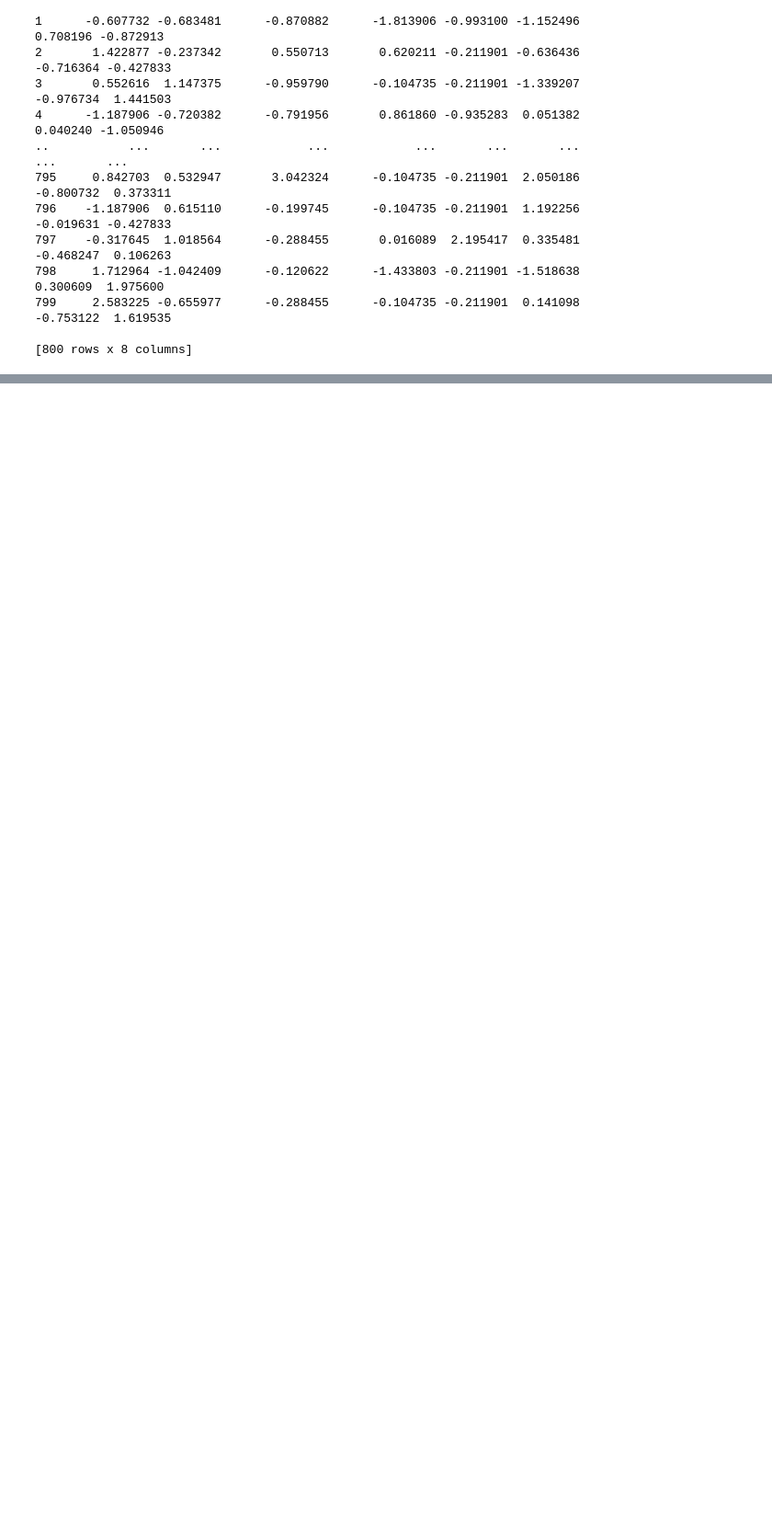
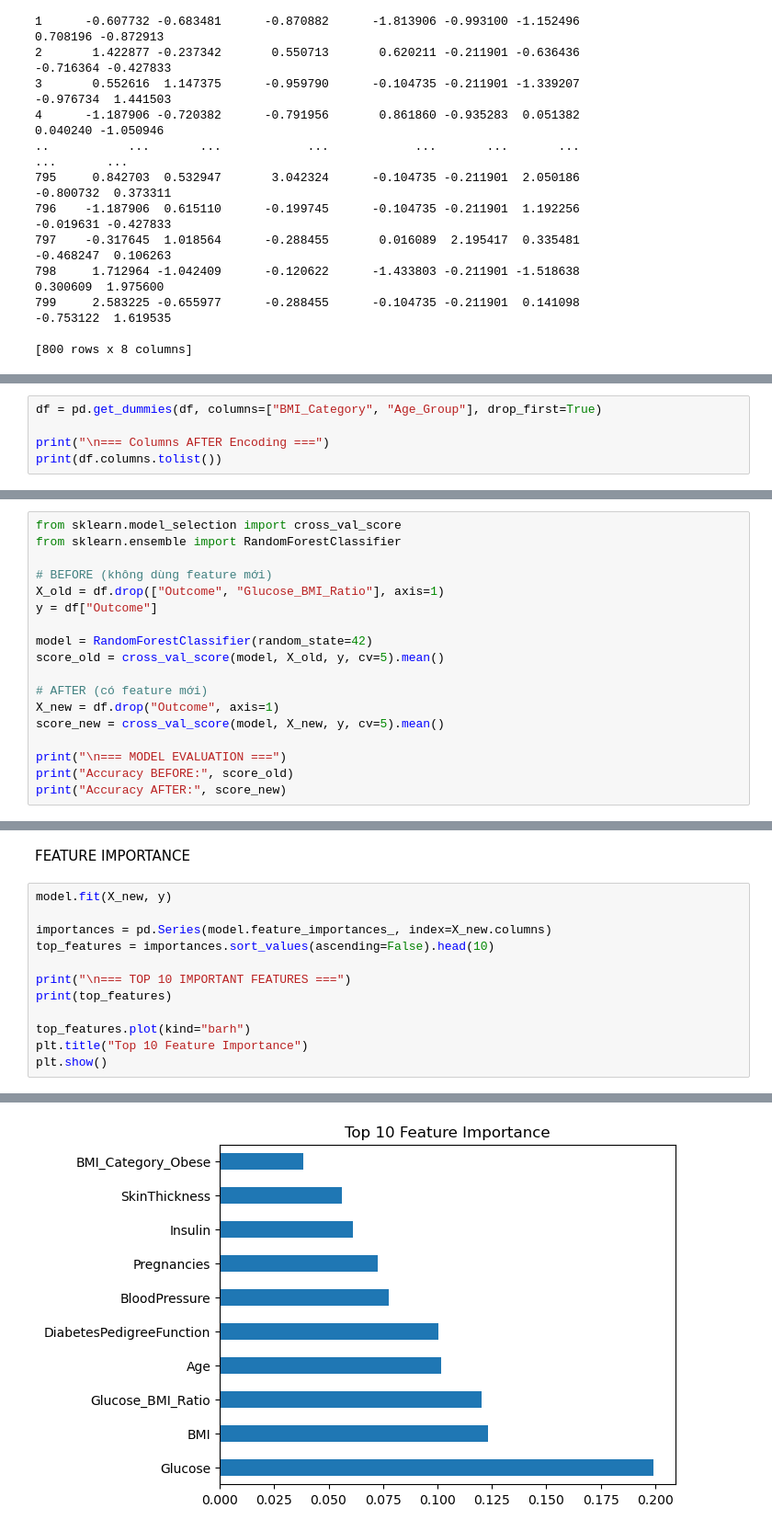
Before and after one commit to hongyen-oss/Diabetes-Prediction, a Jupyter notebook: Notebooks/Data_Preprocessing .ipynb, the cells around one changed output, grey strips where cells are left out. Shown at 92% size. Saved outputs shown, nothing was run; the diff lists cells and outputs as text; blank space fills up the shorter version.

```diff
--- a/Notebooks/Data_Preprocessing .ipynb
+++ b/Notebooks/Data_Preprocessing .ipynb
@@ -229,0 +340,5 @@ print(X_train_df)
+# %%
+df = pd.get_dummies(df, columns=["BMI_Category", "Age_Group"], drop_first=True)
+
+print("\n=== Columns AFTER Encoding ===")
+print(df.columns.tolist())
@@ -229,0 +350,18 @@ print(X_train_df)
+# %%
+from sklearn.model_selection import cross_val_score
+from sklearn.ensemble import RandomForestClassifier
+
+# BEFORE (không dùng feature mới)
+X_old = df.drop(["Outcome", "Glucose_BMI_Ratio"], axis=1)
+y = df["Outcome"]
+
+model = RandomForestClassifier(random_state=42)
+score_old = cross_val_score(model, X_old, y, cv=5).mean()
+
+# AFTER (có feature mới)
+X_new = df.drop("Outcome", axis=1)
+score_new = cross_val_score(model, X_new, y, cv=5).mean()
+
+print("\n=== MODEL EVALUATION ===")
+print("Accuracy BEFORE:", score_old)
+print("Accuracy AFTER:", score_new)
@@ -229,0 +372,15 @@ print(X_train_df)
+# %% [markdown]
+FEATURE IMPORTANCE
+# %%
+model.fit(X_new, y)
+
+importances = pd.Series(model.feature_importances_, index=X_new.columns)
+top_features = importances.sort_values(ascending=False).head(10)
+
+print("\n=== TOP 10 IMPORTANT FEATURES ===")
+print(top_features)
+
+top_features.plot(kind="barh")
+plt.title("Top 10 Feature Importance")
+plt.show()
+# %% [output]
@@ -229,0 +399 @@ print(X_train_df)
+[figure, added]
```
Also changed, not shown: parts of 20 cells of this notebook.
